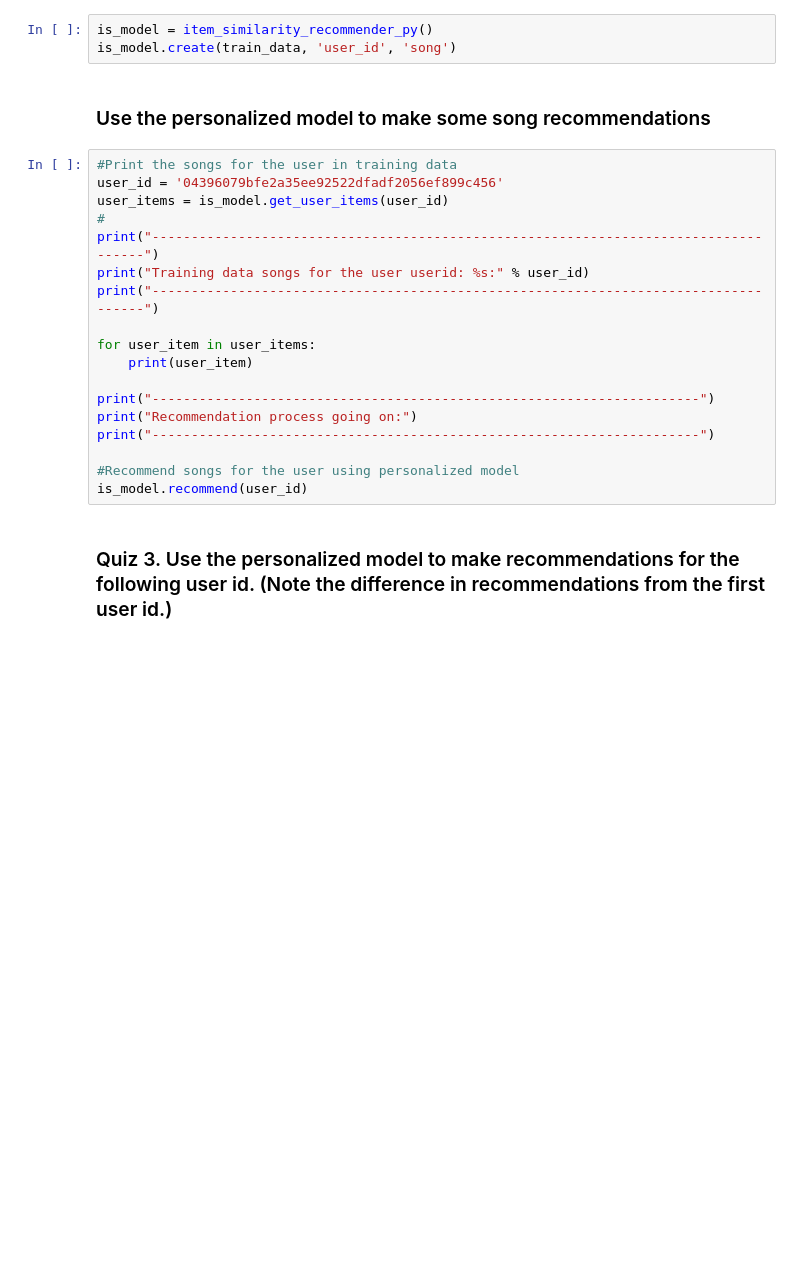
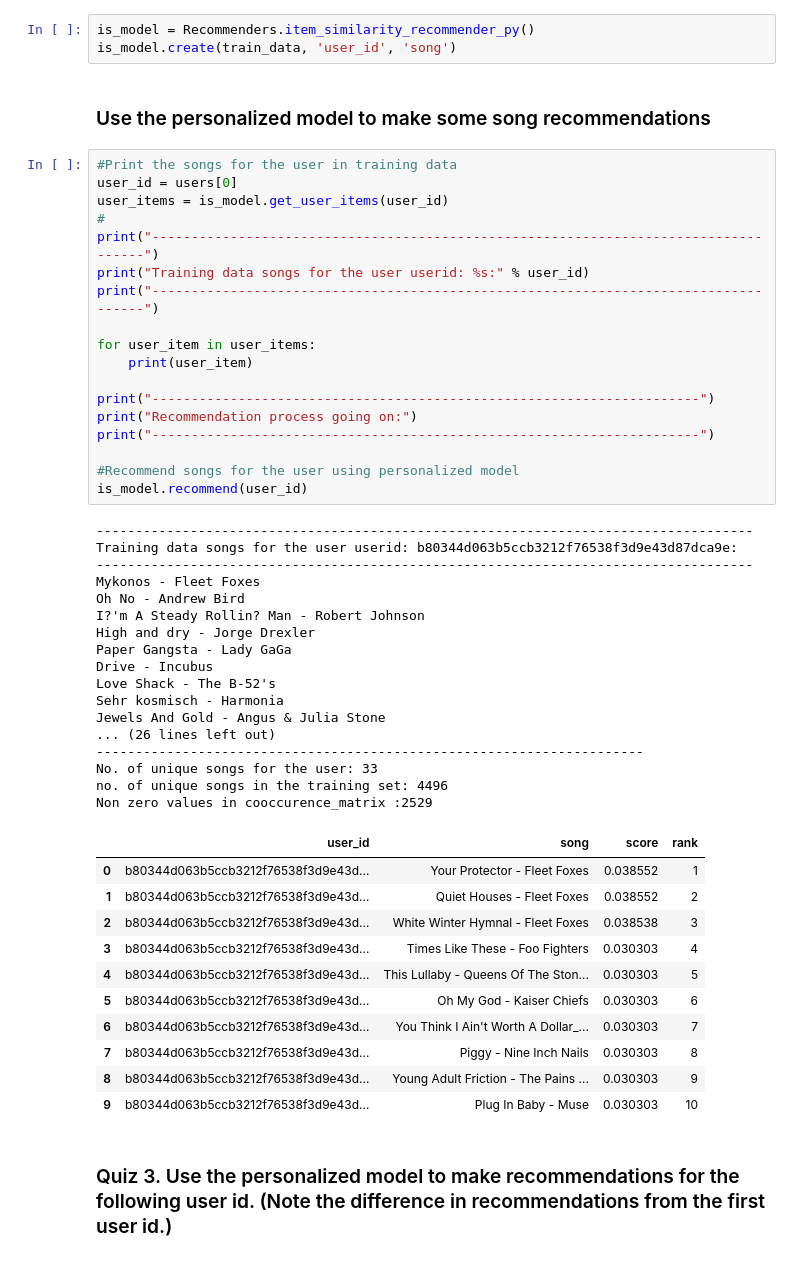
Before and after one commit to dvysardana/RecommenderSystems_Week5, a Jupyter notebook: Song Recommender_Python.ipynb, the cells around one changed output. Saved outputs shown, nothing was run; the diff lists cells and outputs as text; blank space fills up the shorter version.

```diff
--- a/Song Recommender_Python.ipynb
+++ b/Song Recommender_Python.ipynb
@@ -293,28 +145,57 @@ class item_similarity_recommender_py():
 # %% [markdown]
 ### Create an instance of item similarity based recommender class
 # %%
-is_model = item_similarity_recommender_py()
+is_model = Recommenders.item_similarity_recommender_py()
 is_model.create(train_data, 'user_id', 'song')
 # %% [markdown]
 ### Use the personalized model to make some song recommendations
 # %%
 #Print the songs for the user in training data
-user_id = '04396079bfe2a35ee92522dfadf2056ef899c456'
+user_id = users[0]
 user_items = is_model.get_user_items(user_id)
 #
 print("------------------------------------------------------------------------------------")
 print("Training data songs for the user userid: %s:" % user_id)
 print("------------------------------------------------------------------------------------")
 
 for user_item in user_items:
     print(user_item)
 
 print("----------------------------------------------------------------------")
 print("Recommendation process going on:")
 print("----------------------------------------------------------------------")
 
 #Recommend songs for the user using personalized model
 is_model.recommend(user_id)
+# %% [output]
+------------------------------------------------------------------------------------
+Training data songs for the user userid: b80344d063b5ccb3212f76538f3d9e43d87dca9e:
+------------------------------------------------------------------------------------
+Mykonos - Fleet Foxes
+Oh No - Andrew Bird
+I?'m A Steady Rollin? Man - Robert Johnson
+High and dry - Jorge Drexler
+Paper Gangsta - Lady GaGa
+Drive - Incubus
+Love Shack - The B-52's
+Sehr kosmisch - Harmonia
+Jewels And Gold - Angus & Julia Stone
+... (26 lines left out)
+----------------------------------------------------------------------
+No. of unique songs for the user: 33
+no. of unique songs in the training set: 4496
+Non zero values in cooccurence_matrix :2529
+|  | user_id | song | score | rank |
+| 0 | b80344d063b5ccb3212f76538f3d9e43d... | Your Protector - Fleet Foxes | 0.038552 | 1 |
+| 1 | b80344d063b5ccb3212f76538f3d9e43d... | Quiet Houses - Fleet Foxes | 0.038552 | 2 |
+| 2 | b80344d063b5ccb3212f76538f3d9e43d... | White Winter Hymnal - Fleet Foxes | 0.038538 | 3 |
+| 3 | b80344d063b5ccb3212f76538f3d9e43d... | Times Like These - Foo Fighters | 0.030303 | 4 |
+| 4 | b80344d063b5ccb3212f76538f3d9e43d... | This Lullaby - Queens Of The Ston... | 0.030303 | 5 |
+| 5 | b80344d063b5ccb3212f76538f3d9e43d... | Oh My God - Kaiser Chiefs | 0.030303 | 6 |
+| 6 | b80344d063b5ccb3212f76538f3d9e43d... | You Think I Ain't Worth A Dollar_... | 0.030303 | 7 |
+| 7 | b80344d063b5ccb3212f76538f3d9e43d... | Piggy - Nine Inch Nails | 0.030303 | 8 |
+| 8 | b80344d063b5ccb3212f76538f3d9e43d... | Young Adult Friction - The Pains ... | 0.030303 | 9 |
+| 9 | b80344d063b5ccb3212f76538f3d9e43d... | Plug In Baby - Muse | 0.030303 | 10 |
 # %% [markdown]
 ### Quiz 3. Use the personalized model to make recommendations for the following user id. (Note the difference in recommendations from the first user id.)
 # %%
```
Also changed, not shown: parts of 22 cells of this notebook, 6 other files.
